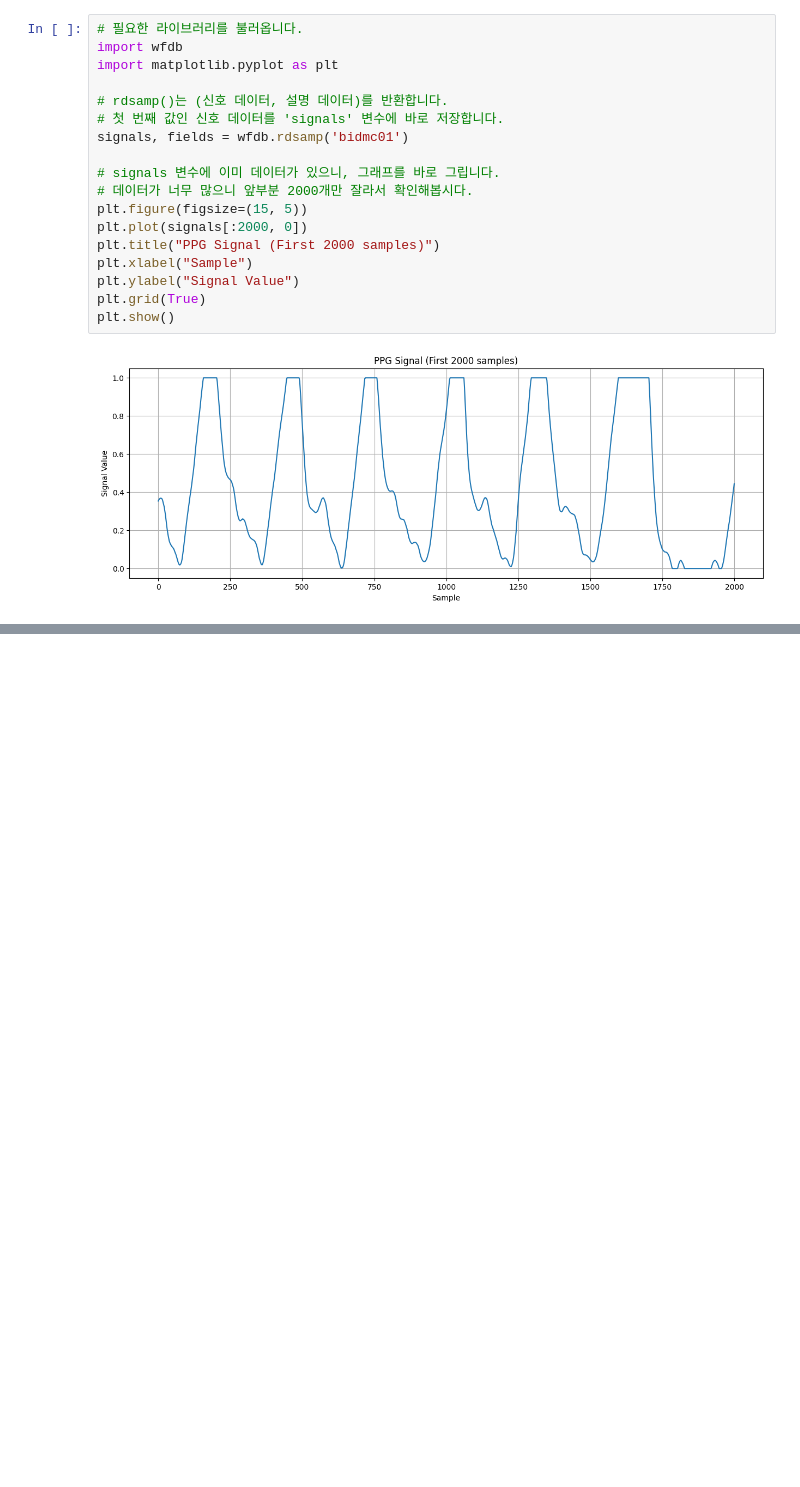
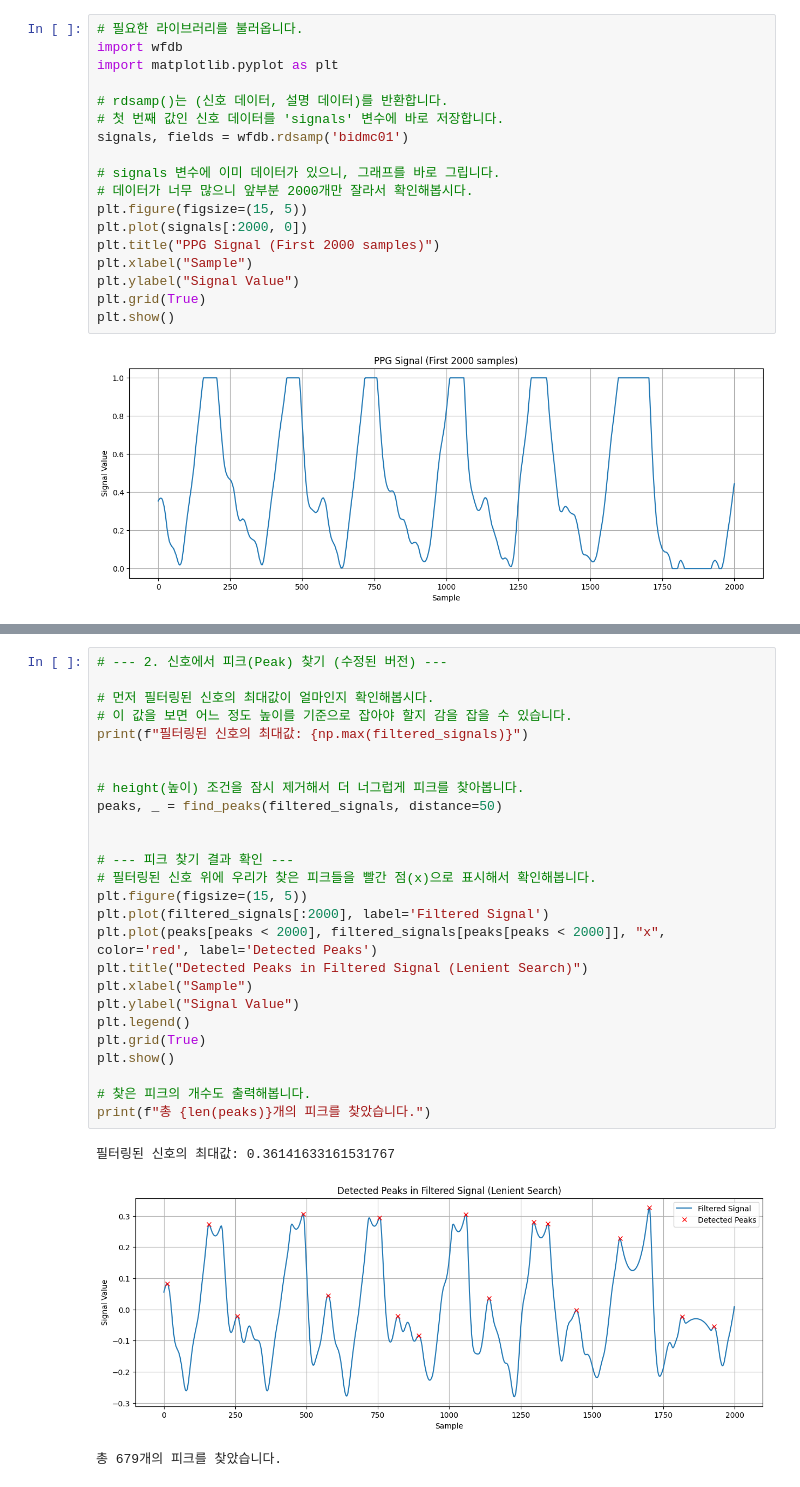
Before and after one commit to yubuhyeon/fatigue-prediction-from-ppg, a Jupyter notebook: 1_data_exploration.ipynb, the cells around one changed output, grey strips where cells are left out. Saved outputs shown, nothing was run; the diff lists cells and outputs as text; blank space fills up the shorter version.

```diff
--- a/1_data_exploration.ipynb
+++ b/1_data_exploration.ipynb
@@ -40,0 +85,30 @@ plt.show()
+# %%
+# --- 2. 신호에서 피크(Peak) 찾기 (수정된 버전) ---
+
+# 먼저 필터링된 신호의 최대값이 얼마인지 확인해봅시다.
+# 이 값을 보면 어느 정도 높이를 기준으로 잡아야 할지 감을 잡을 수 있습니다.
+print(f"필터링된 신호의 최대값: {np.max(filtered_signals)}")
+
+
+# height(높이) 조건을 잠시 제거해서 더 너그럽게 피크를 찾아봅니다.
+peaks, _ = find_peaks(filtered_signals, distance=50)
+
+
+# --- 피크 찾기 결과 확인 ---
+# 필터링된 신호 위에 우리가 찾은 피크들을 빨간 점(x)으로 표시해서 확인해봅니다.
+plt.figure(figsize=(15, 5))
+plt.plot(filtered_signals[:2000], label='Filtered Signal')
+plt.plot(peaks[peaks < 2000], filtered_signals[peaks[peaks < 2000]], "x", color='red', label='Detected Peaks')
+plt.title("Detected Peaks in Filtered Signal (Lenient Search)")
+plt.xlabel("Sample")
+plt.ylabel("Signal Value")
+plt.legend()
+plt.grid(True)
+plt.show()
+
+# 찾은 피크의 개수도 출력해봅니다.
+print(f"총 {len(peaks)}개의 피크를 찾았습니다.")
+# %% [output]
+필터링된 신호의 최대값: 0.36141633161531767
+[figure, added]
+총 679개의 피크를 찾았습니다.
```
Also changed, not shown: parts of 4 cells of this notebook.
